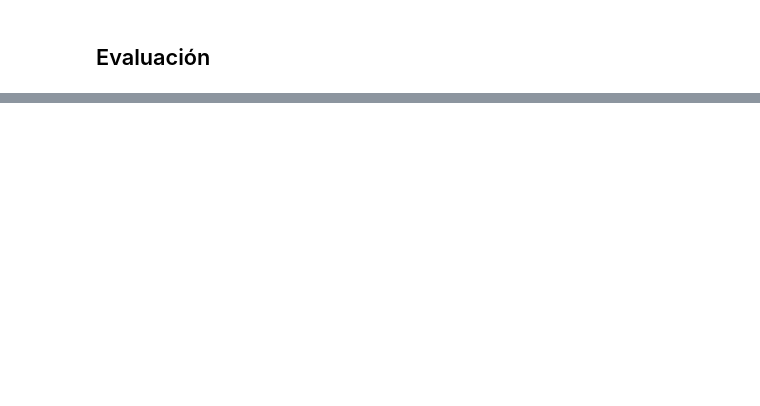
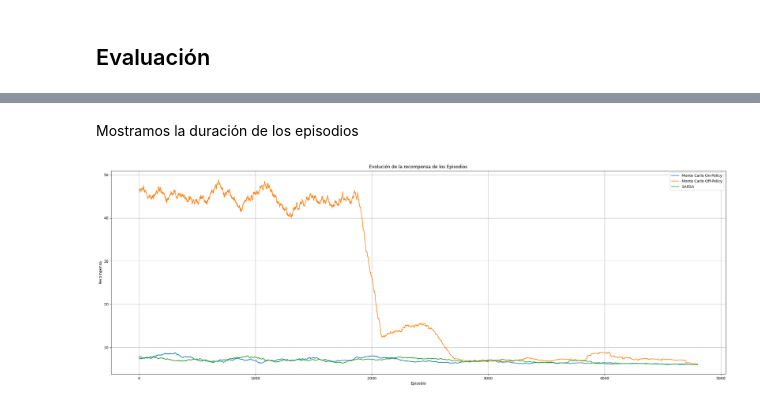
Before and after one commit to oliatom350/RL_SFDD, a Jupyter notebook: Estudio_Metodos_Tabulares.ipynb, the cells around one changed output, grey strips where cells are left out. Saved outputs shown, nothing was run; the diff lists cells and outputs as text; code cells hidden in the pictures; blank space fills up the shorter version.

```diff
--- a/Estudio_Metodos_Tabulares.ipynb
+++ b/Estudio_Metodos_Tabulares.ipynb
@@ -206,0 +260,10 @@ plot_episode_lengths(sarsa_agent.episode_lengths)
+# %% [markdown]
+Mostramos la duración de los episodios
+# %%
+plot_episode_lengths([
+    ("Monte Carlo On-Policy", mc_on_policy_env),
+    ("Monte Carlo Off-Policy", mc_off_policy_env),
+    ("SARSA", sarsa_env)
+], rolling_length=200)
+# %% [output]
+[figure, added]
```
Also changed, not shown: parts of 10 cells of this notebook.
